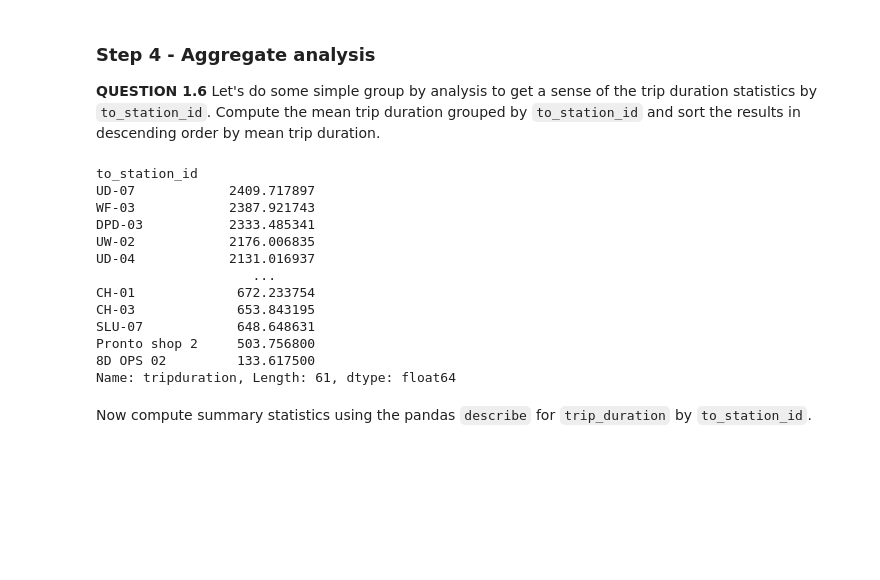
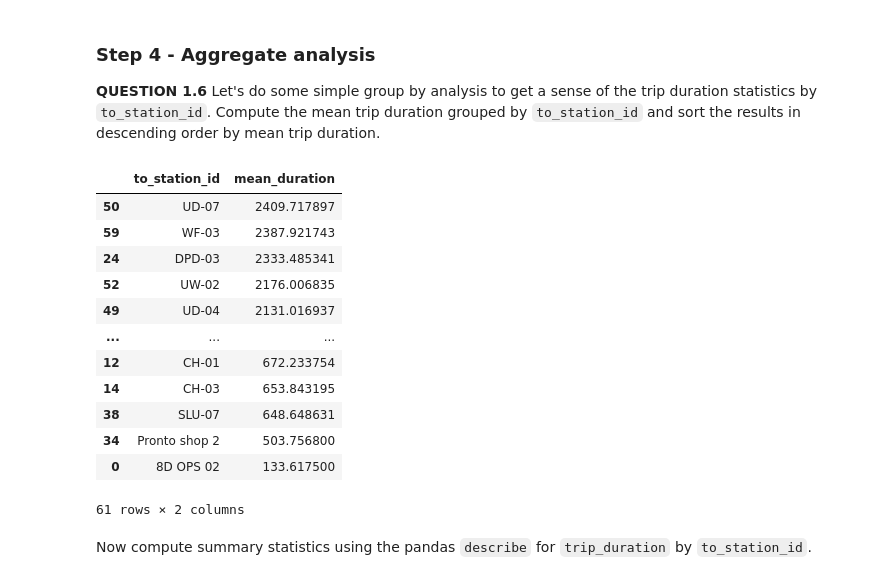
Before and after one commit to brandonowens24/MIS5470_cycleshare_plants, a Jupyter notebook: hw4_p1_eda_pronto/hw4_cycleshare_python-problem_owens.ipynb, the cells around one changed output. Cells and saved outputs as stored; diff of their text form; code cells hidden in the pictures; blank space fills up the shorter version.

```diff
--- a/hw4_p1_eda_pronto/hw4_cycleshare_python-problem_owens.ipynb
+++ b/hw4_p1_eda_pronto/hw4_cycleshare_python-problem_owens.ipynb
@@ -219,21 +219,21 @@ station_trips.rename(columns={"index": "station_name"}, inplace=True)
 **QUESTION 1.6** Let's do some simple group by analysis to get a sense of the trip duration statistics by `to_station_id`. Compute the mean trip duration grouped by `to_station_id` and sort the results in descending order by mean trip duration.
 # %%
 # Compute the mean trip duration
-trip_df.groupby("to_station_id")["tripduration"].mean().sort_values(ascending=False)
+trip_df.groupby("to_station_id")["tripduration"].mean().reset_index(name="mean_duration").sort_values(by="mean_duration", ascending=False)
 # %% [output]
+|  | to_station_id | mean_duration |
+| 50 | UD-07 | 2409.717897 |
+| 59 | WF-03 | 2387.921743 |
+| 24 | DPD-03 | 2333.485341 |
+| 52 | UW-02 | 2176.006835 |
+| 49 | UD-04 | 2131.016937 |
+| ... | ... | ... |
+| 12 | CH-01 | 672.233754 |
+| 14 | CH-03 | 653.843195 |
+| 38 | SLU-07 | 648.648631 |
+| 34 | Pronto shop 2 | 503.756800 |
+| 0 | 8D OPS 02 | 133.617500 |
-to_station_id
-UD-07            2409.717897
-WF-03            2387.921743
-DPD-03           2333.485341
-UW-02            2176.006835
-UD-04            2131.016937
-                    ...
-CH-01             672.233754
-CH-03             653.843195
-SLU-07            648.648631
-Pronto shop 2     503.756800
-8D OPS 02         133.617500
-Name: tripduration, Length: 61, dtype: float64
+61 rows × 2 columns
 # %% [markdown]
 Now compute summary statistics using the pandas `describe` for `trip_duration` by `to_station_id`.
 # %%
```
